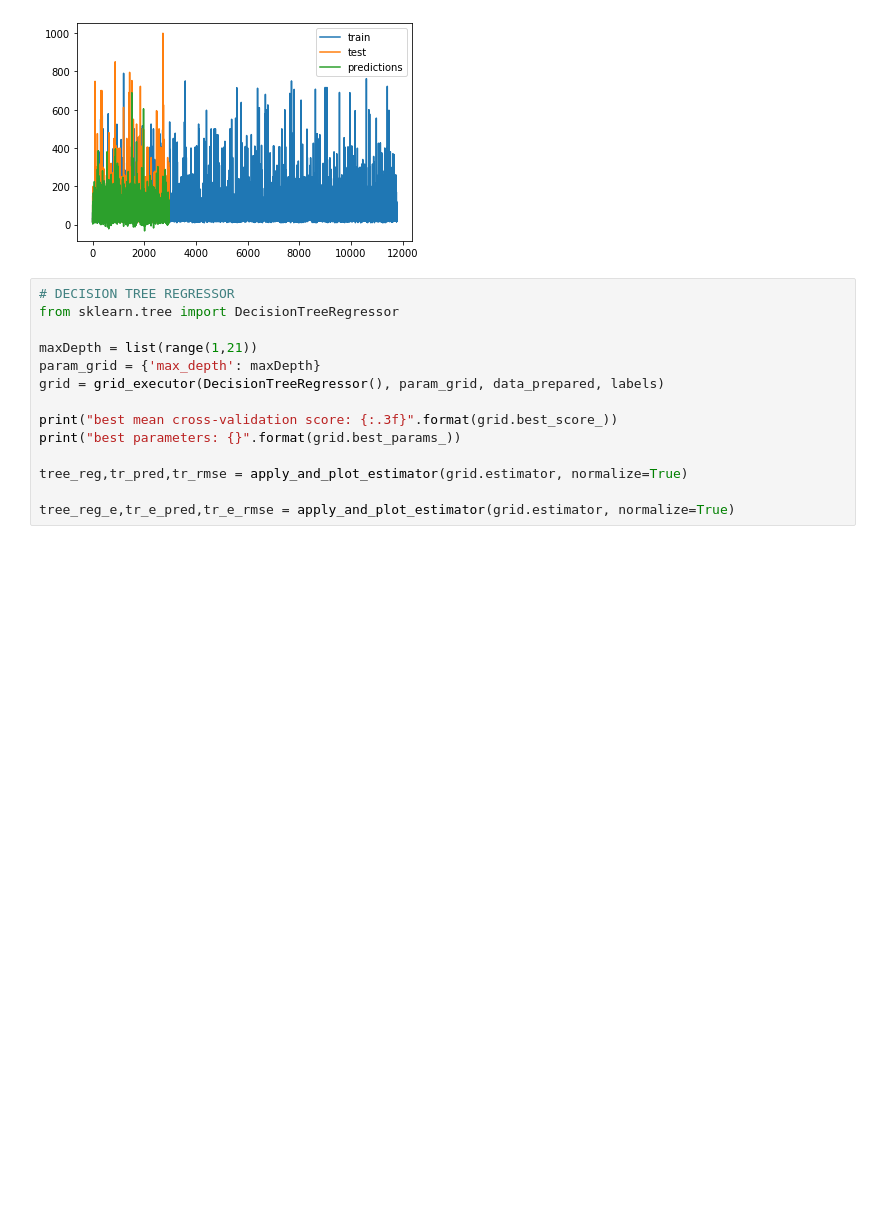
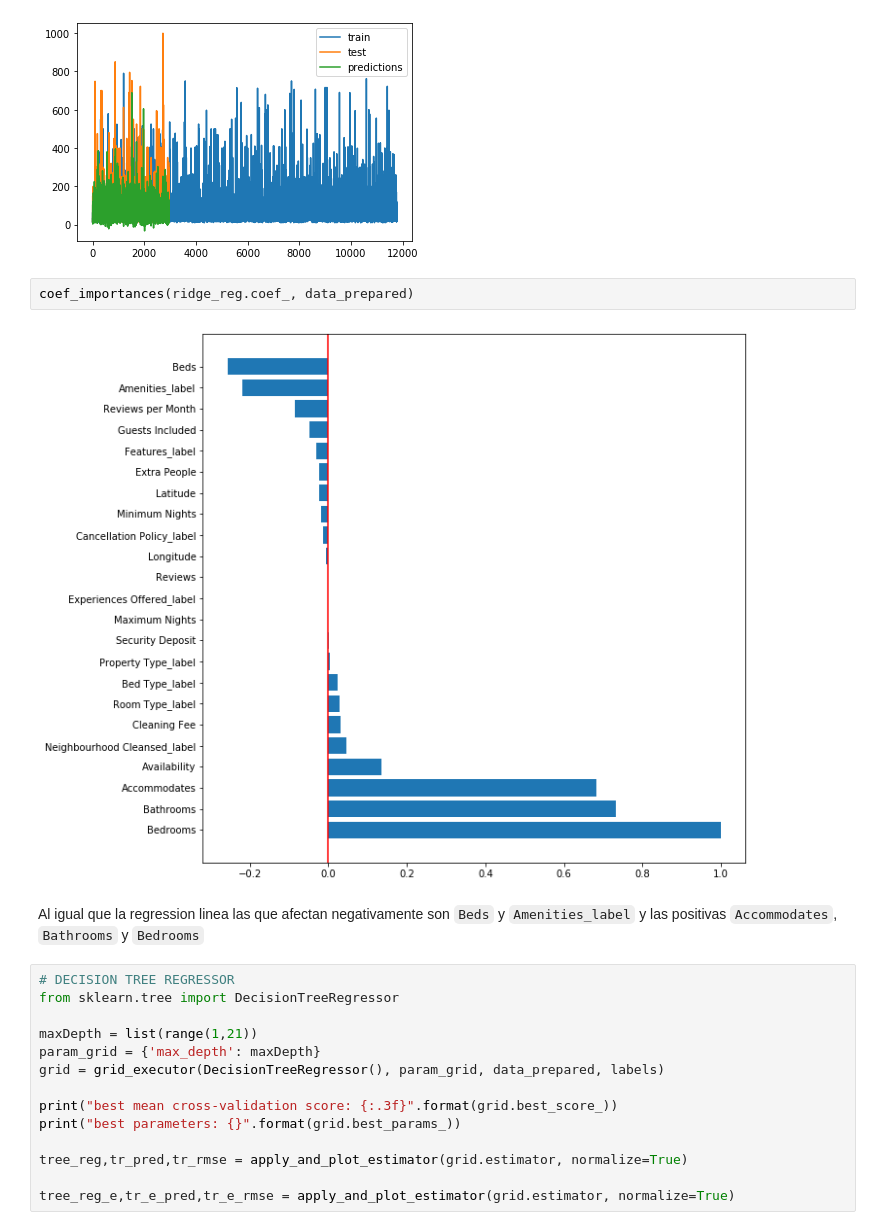
Before and after one commit to amm297/keepcoding-bdml, a Jupyter notebook: machine-learning/Practica-Alberto_Martinez_Martinez.ipynb, the cells around one changed output. Cells and saved outputs as stored; diff of their text form; blank space fills up the shorter version.

```diff
--- a/machine-learning/Practica-Alberto_Martinez_Martinez.ipynb
+++ b/machine-learning/Practica-Alberto_Martinez_Martinez.ipynb
@@ -648,6 +608,12 @@ best mean cross-validation score: 0.497
 best parameters: {'alpha': 10.0}
 Error medio: train -> 3046.987786710728 test -> 55.199527051513115
 [figure]
+# %%
+coef_importances(ridge_reg.coef_, data_prepared)
+# %% [output]
+[figure, added]
+# %% [markdown]
+Al igual que la regression linea las que afectan negativamente son `Beds` y `Amenities_label` y las positivas `Accommodates`, `Bathrooms` y `Bedrooms`
 # %%
 # DECISION TREE REGRESSOR
 from sklearn.tree import DecisionTreeRegressor
```
Also changed, not shown: parts of 32 cells of this notebook.
